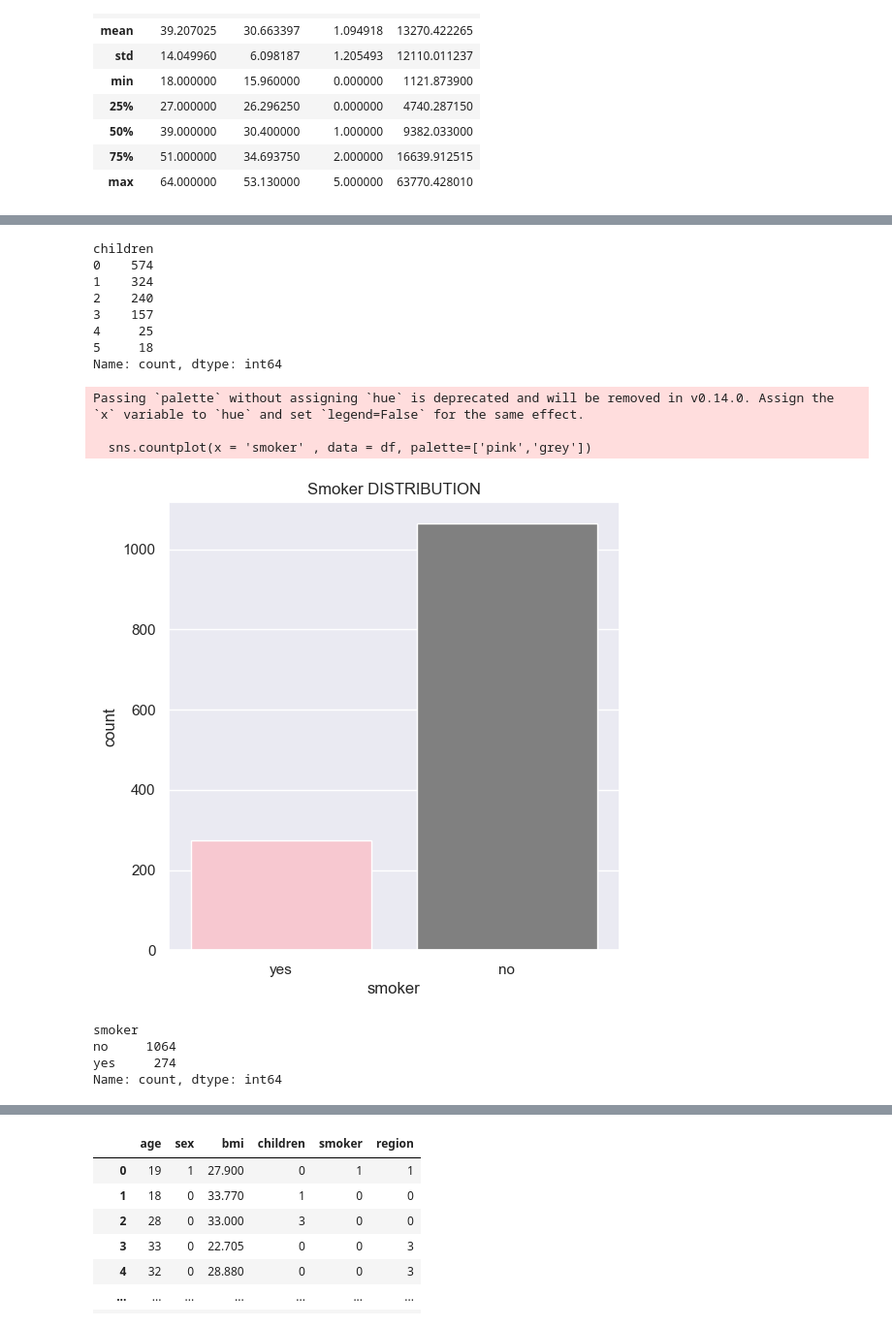
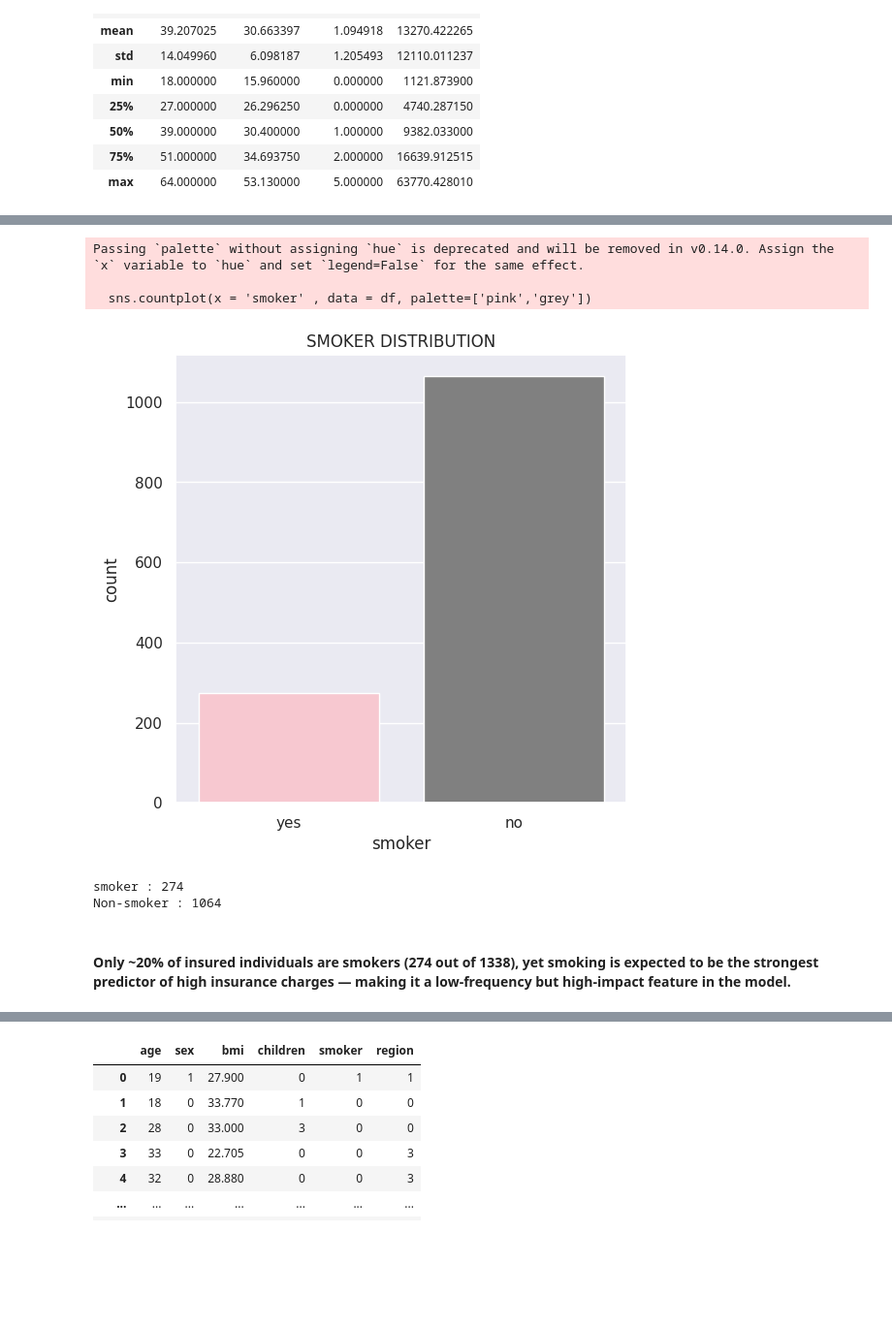
Before and after one commit to aditya1596/Medical-Insurance-Cost-Predictor, a Jupyter notebook: Medical_insurence_cost_prediction.ipynb, the cells around one changed output, grey strips where cells are left out. Shown at 97% size. Cells and saved outputs as stored; diff of their text form; code cells hidden in the pictures; blank space fills up the shorter version.

Commit message:
updated model and app

```diff
--- a/Medical_insurence_cost_prediction.ipynb
+++ b/Medical_insurence_cost_prediction.ipynb
@@ -21,6 +33,6 @@ DATA COLLECTION AND ANALYSIS
 # %%
 #loading the data from csv file to dataframe
-df = pd.read_csv(r"C:\Users\adity\medical cost\insurance.csv")
+df = pd.read_csv("/kaggle/input/datasets/aditixlg/medical-cost/insurance.csv")
 # %%
 df.head()
 # %% [output]
@@ -145,32 +167,21 @@ plt.show()
-# %%
-df['children'].value_counts()
-# %% [output]
-children
-0    574
-1    324
-2    240
-3    157
-4     25
-5     18
-Name: count, dtype: int64
 # %%
 #SMOKER COLUMN
 plt.figure(figsize = (6,6))
 sns.countplot(x = 'smoker' , data = df, palette=['pink','grey'])
-plt.title('Smoker DISTRIBUTION')
+plt.title('SMOKER DISTRIBUTION')
 plt.show()
+smoker_count = df['smoker'].value_counts()
+print("smoker :" ,smoker_count['yes'])
+print("Non-smoker :" , smoker_count['no'] )
 # %% [output]
 Passing `palette` without assigning `hue` is deprecated and will be removed in v0.14.0. Assign the `x` variable to `hue` and set `legend=False` for the same effect.
 
   sns.countplot(x = 'smoker' , data = df, palette=['pink','grey'])
-[figure, old version]
+[figure, new version]
+smoker : 274
+Non-smoker : 1064
-# %%
-df['smoker'].value_counts()
-# %% [output]
-smoker
-no     1064
-yes     274
-Name: count, dtype: int64
+# %% [markdown]
+#### Only ~20% of insured individuals are smokers (274 out of 1338), yet smoking is expected to be the strongest predictor of high insurance charges — making it a low-frequency but high-impact feature in the model. ####
 # %%
 #REGION COLUMN
 plt.figure(figsize =(6,6))
```
Also changed, not shown: parts of 35 cells of this notebook, 3 other files.
